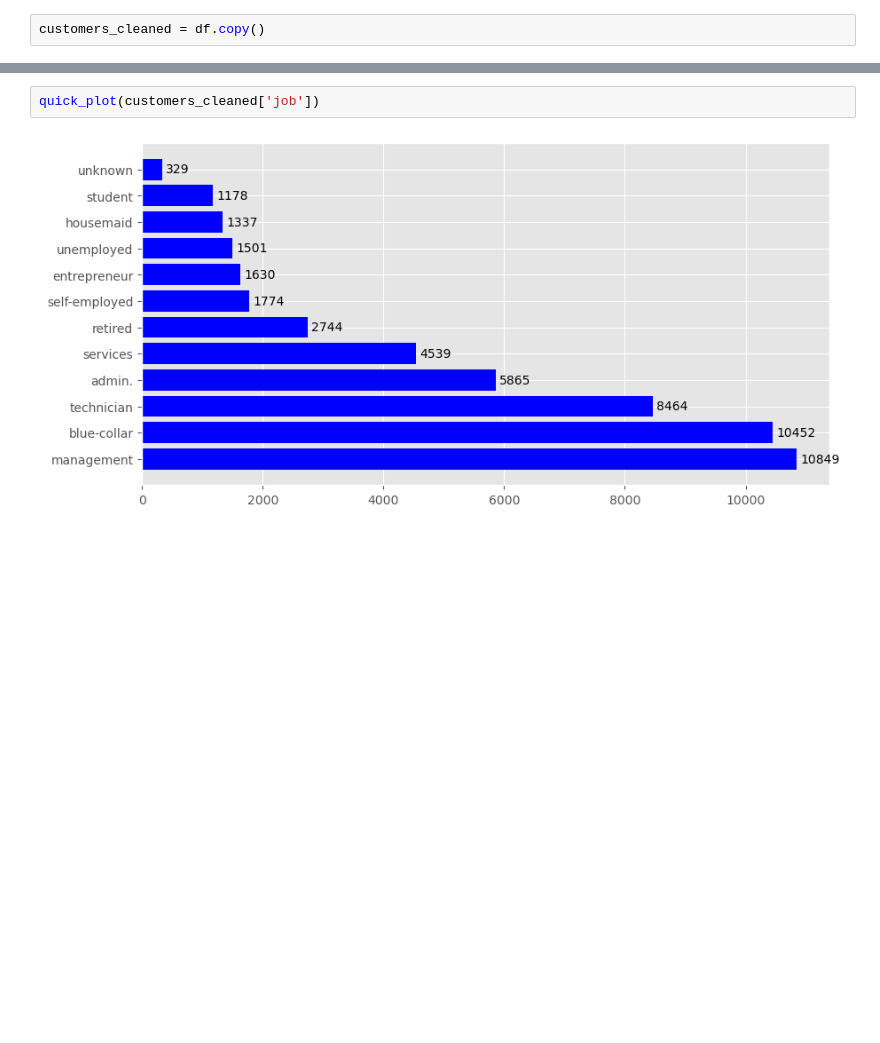
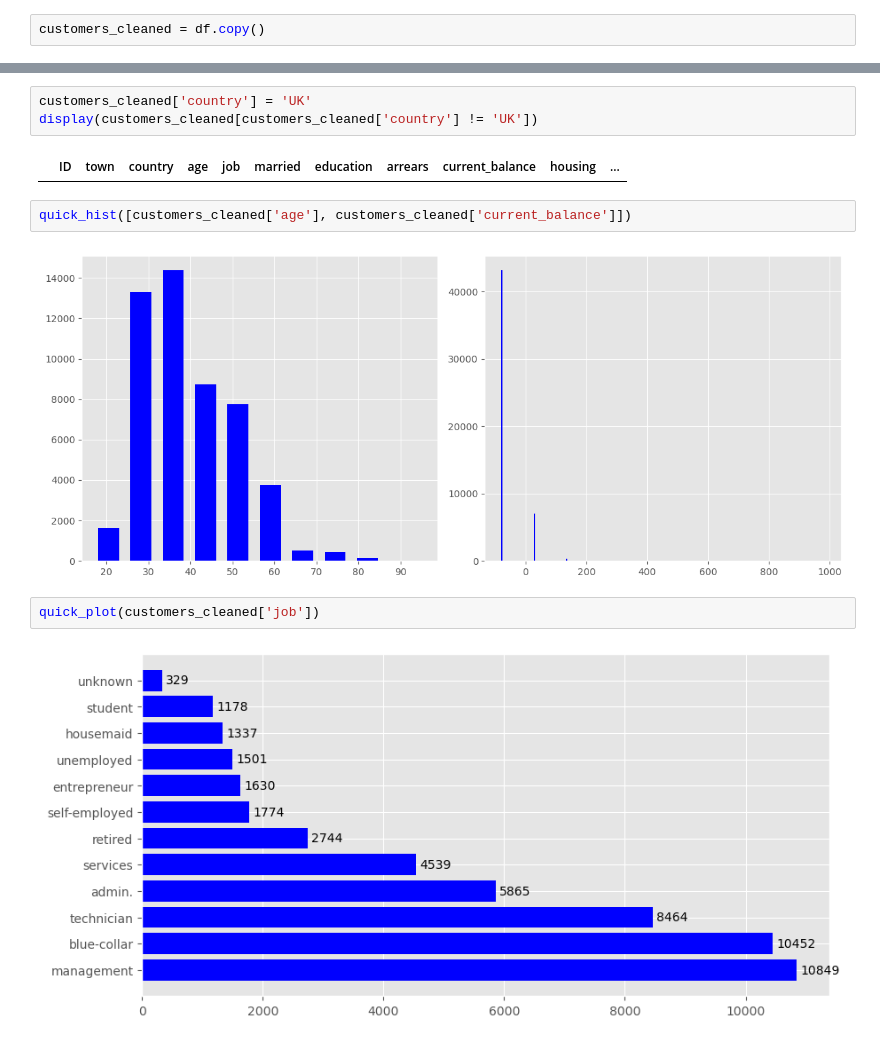
Before and after one commit to StuartG24/Telecom_Customer_Targeting, a Jupyter notebook: _Notebooks/Initial_Data_Exploration.ipynb, the cells around one changed output, grey strips where cells are left out. Saved outputs shown, nothing was run; the diff lists cells and outputs as text; blank space fills up the shorter version.

```diff
--- a/_Notebooks/Initial_Data_Exploration.ipynb
+++ b/_Notebooks/Initial_Data_Exploration.ipynb
@@ -125,6 +148,15 @@ ax.set_title('Country Distribution')
 plt.show()
 # %% [output]
 [figure]
+# %%
+customers_cleaned['country'] = 'UK'
+display(customers_cleaned[customers_cleaned['country'] != 'UK'])
+# %% [output]
+|  | ID | town | country | age | job | married | education | arrears | current_balance | housing | ... |
+# %%
+quick_hist([customers_cleaned['age'], customers_cleaned['current_balance']])
+# %% [output]
+[figure, added]
 # %%
 quick_plot(customers_cleaned['job'])
 # %% [output]
```
Also changed, not shown: parts of 62 cells of this notebook, 3 other files.
